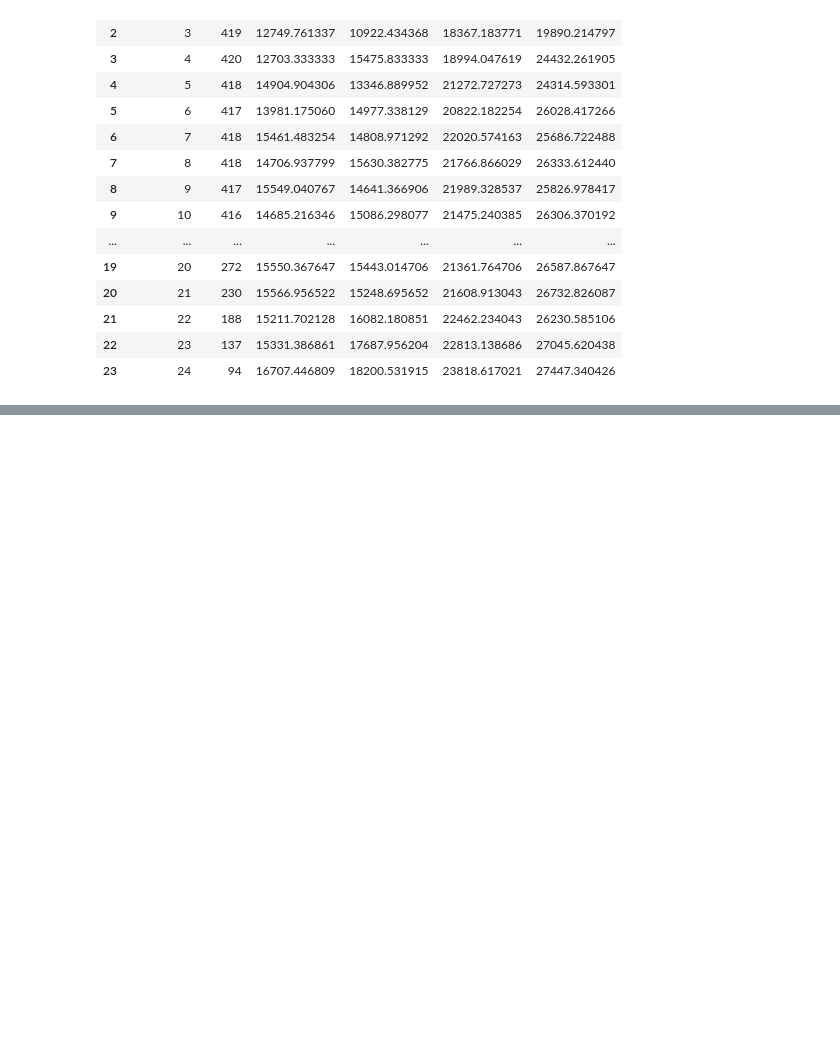
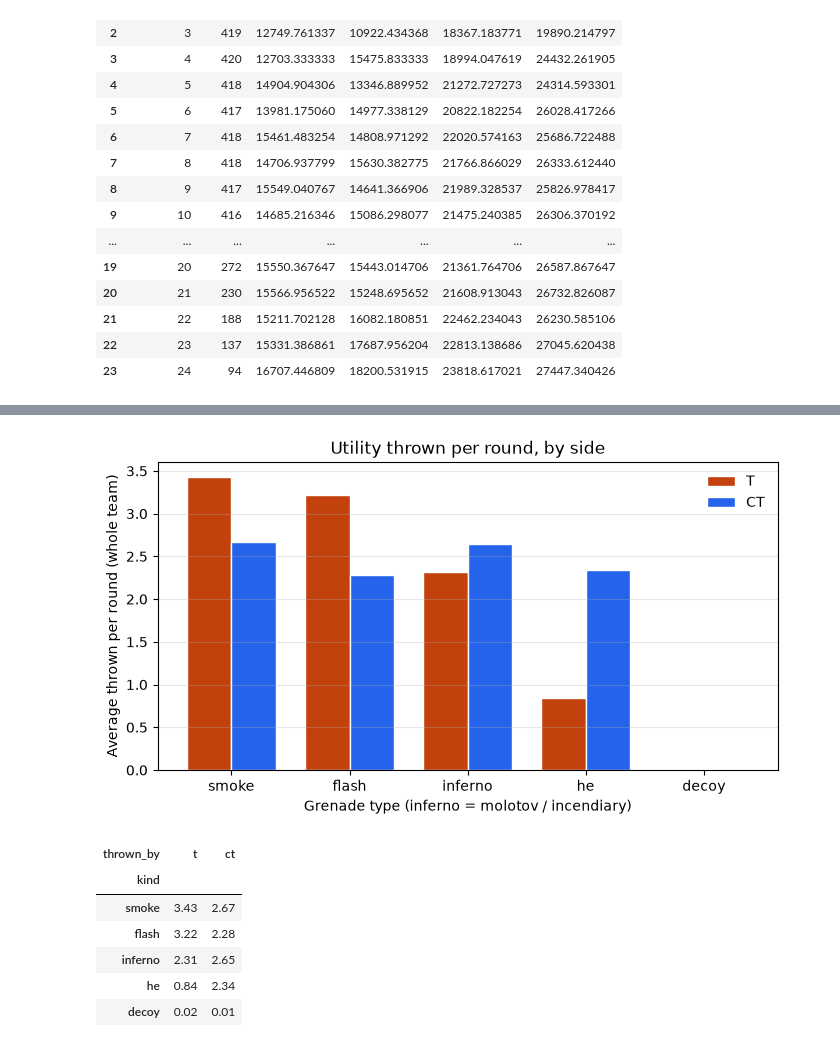
Before and after one commit to jjzhao05/cs2-movement-prediction, a Jupyter notebook: deep_data_analysis.ipynb, the cells around one changed output, grey strips where cells are left out. Cells and saved outputs as stored; diff of their text form; code cells hidden in the pictures; blank space fills up the shorter version.

```diff
--- a/deep_data_analysis.ipynb
+++ b/deep_data_analysis.ipynb
@@ -168,0 +362,34 @@ This is a little expected due to the T side have cheaper items compared to that
+# %%
+# One row per thrown grenade (throw_id is shared by its flight, pop and smoke/fire).
+util = q("""
+WITH throws AS (
+    SELECT DISTINCT demo, round_num, throw_id, thrown_by, kind
+    FROM utility
+    WHERE throw_id > 0
+)
+SELECT thrown_by, kind,
+       count(*) * 1.0 / (SELECT count(*) FROM rounds) AS per_round
+FROM throws
+GROUP BY ALL
+""")
+per_round = util.pivot(index="kind", columns="thrown_by", values="per_round") \
+                .reindex(["smoke", "flash", "inferno", "he", "decoy"])[["t", "ct"]]
+
+ax = per_round.plot.bar(figsize=(8, 4), color=["#c2410c", "#2563eb"], width=0.75, edgecolor="white")
+ax.set_xlabel("Grenade type (inferno = molotov / incendiary)")
+ax.set_ylabel("Average thrown per round (whole team)")
+ax.set_title("Utility thrown per round, by side")
+ax.legend(["T", "CT"], frameon=False)
+ax.tick_params(axis="x", rotation=0)
+ax.grid(axis="y", alpha=0.3)
+plt.show()
+per_round.round(2)
+# %% [output]
+[figure, added]
+| thrown_by | t | ct |
+| kind |  |  |
+| smoke | 3.43 | 2.67 |
+| flash | 3.22 | 2.28 |
+| inferno | 2.31 | 2.65 |
+| he | 0.84 | 2.34 |
+| decoy | 0.02 | 0.01 |
```
Also changed, not shown: parts of 16 cells of this notebook.
